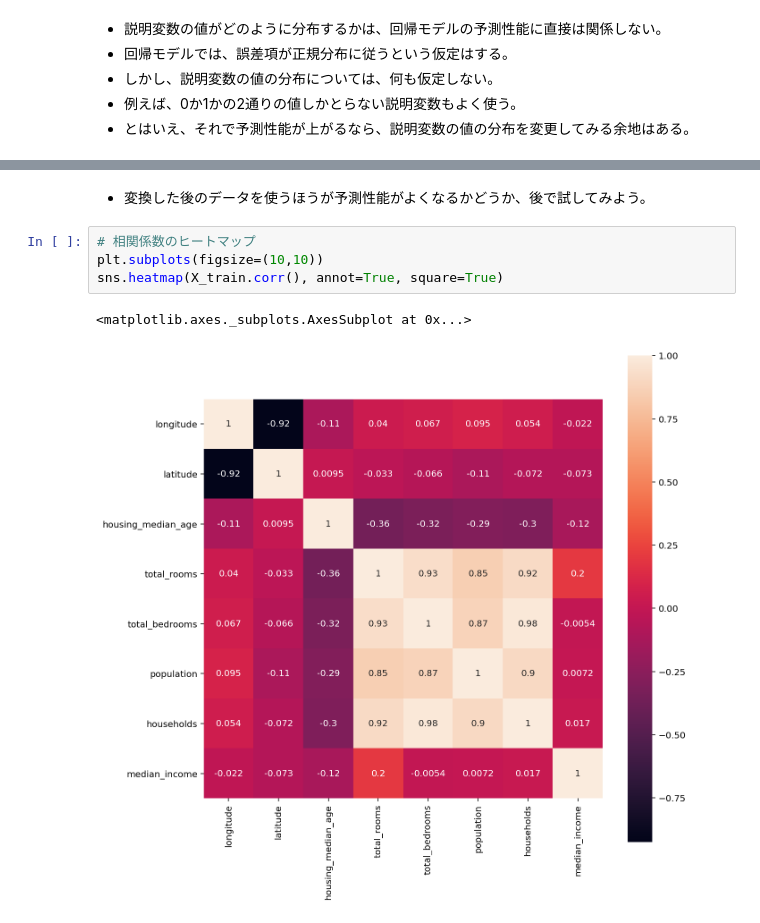
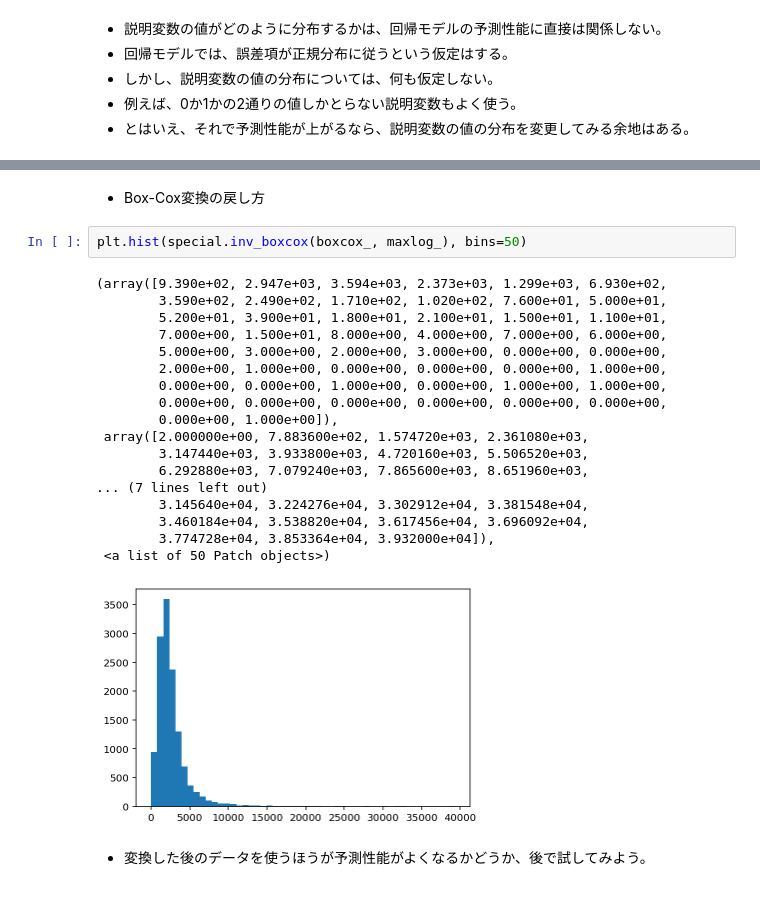
Before and after one commit to yfukui47/course2021-sml, a Jupyter notebook: 07_linear_regression_2.ipynb, the cells around one changed output, grey strips where cells are left out. Cells and saved outputs as stored; diff of their text form.

```diff
--- a/07_linear_regression_2.ipynb
+++ b/07_linear_regression_2.ipynb
@@ -205,9 +223,25 @@ print(maxlog_)
+# %% [markdown]
+* Box-Cox変換の戻し方
+# %%
+plt.hist(special.inv_boxcox(boxcox_, maxlog_), bins=50)
+# %% [output]
+(array([9.390e+02, 2.947e+03, 3.594e+03, 2.373e+03, 1.299e+03, 6.930e+02,
+        3.590e+02, 2.490e+02, 1.710e+02, 1.020e+02, 7.600e+01, 5.000e+01,
+        5.200e+01, 3.900e+01, 1.800e+01, 2.100e+01, 1.500e+01, 1.100e+01,
+        7.000e+00, 1.500e+01, 8.000e+00, 4.000e+00, 7.000e+00, 6.000e+00,
+        5.000e+00, 3.000e+00, 2.000e+00, 3.000e+00, 0.000e+00, 0.000e+00,
+        2.000e+00, 1.000e+00, 0.000e+00, 0.000e+00, 0.000e+00, 1.000e+00,
+        0.000e+00, 0.000e+00, 1.000e+00, 0.000e+00, 1.000e+00, 1.000e+00,
+        0.000e+00, 0.000e+00, 0.000e+00, 0.000e+00, 0.000e+00, 0.000e+00,
+        0.000e+00, 1.000e+00]),
+ array([2.000000e+00, 7.883600e+02, 1.574720e+03, 2.361080e+03,
+        3.147440e+03, 3.933800e+03, 4.720160e+03, 5.506520e+03,
+        6.292880e+03, 7.079240e+03, 7.865600e+03, 8.651960e+03,
+... (7 lines left out)
+        3.145640e+04, 3.224276e+04, 3.302912e+04, 3.381548e+04,
+        3.460184e+04, 3.538820e+04, 3.617456e+04, 3.696092e+04,
+        3.774728e+04, 3.853364e+04, 3.932000e+04]),
+ <a list of 50 Patch objects>)
+[figure, added]
 # %% [markdown]
 * 変換した後のデータを使うほうが予測性能がよくなるかどうか、後で試してみよう。
-# %%
-# 相関係数のヒートマップ
-plt.subplots(figsize=(10,10))
-sns.heatmap(X_train.corr(), annot=True, square=True)
-# %% [output]
-<matplotlib.axes._subplots.AxesSubplot at 0x...>
-[figure, removed]
```
Also changed, not shown: parts of 71 cells of this notebook.
